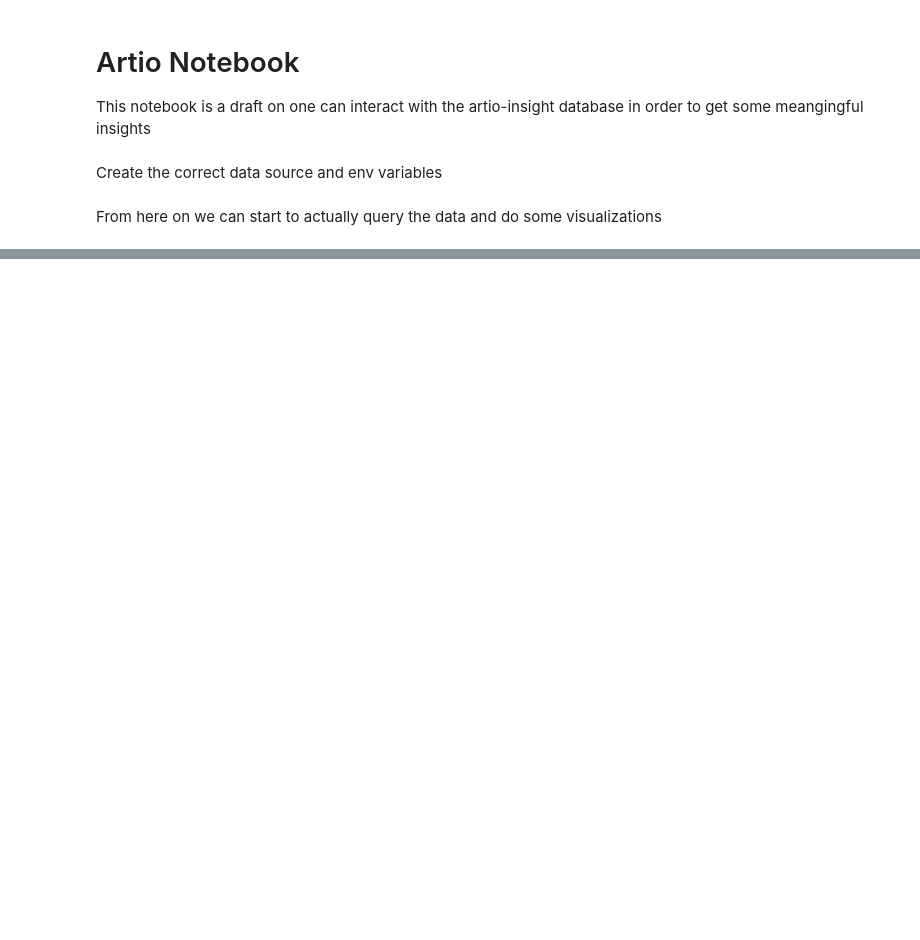
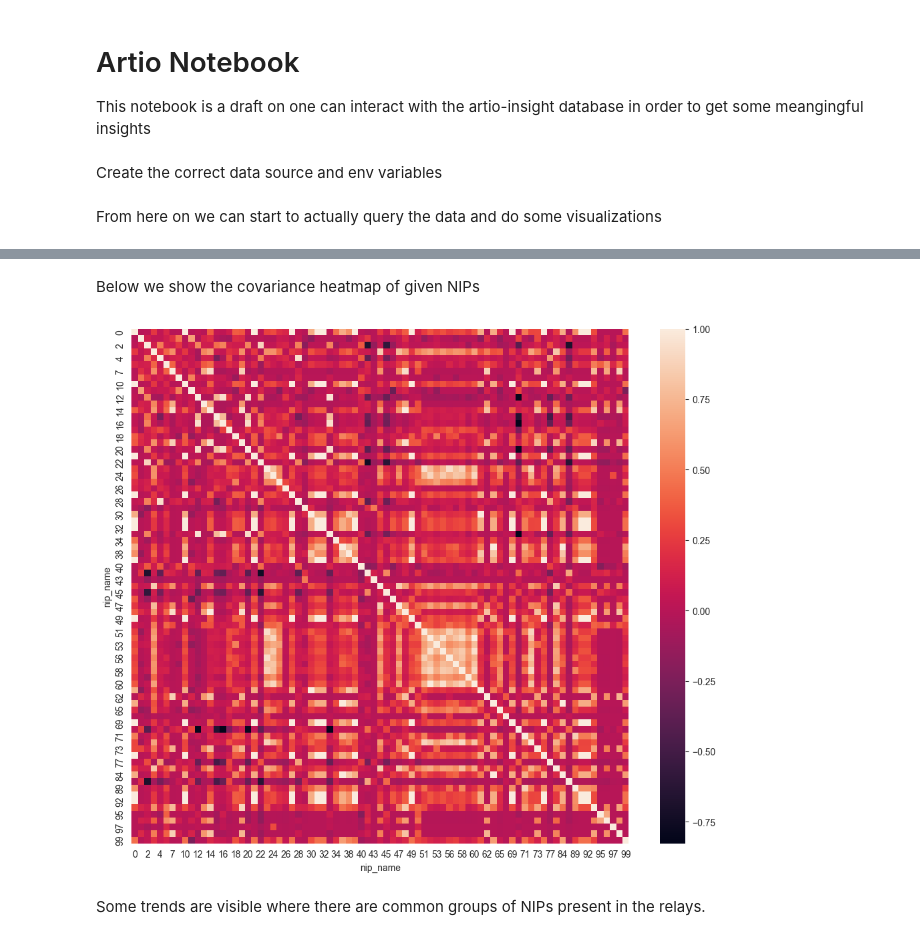
Before and after one commit to SEG-UNIBE/artio-insight, a Jupyter notebook: notebooks/artio.ipynb, the cells around one changed output, grey strips where cells are left out. Cells and saved outputs as stored; diff of their text form; code cells hidden in the pictures; blank space fills up the shorter version.

```diff
--- a/notebooks/artio.ipynb
+++ b/notebooks/artio.ipynb
@@ -87,0 +68,12 @@ plt.show()
+# %% [markdown]
+Below we show the covariance heatmap of given NIPs
+# %%
+fig, ax = plt.subplots(figsize = ( 12 , 10 ))
+co_mtx = crosstab.corr(numeric_only=True)
+sb.color_palette("rocket", as_cmap=True)
+sb.heatmap(data=co_mtx, annot=False)
+plt.show()
+# %% [output]
+[figure, added]
+# %% [markdown]
+Some trends are visible where there are common groups of NIPs present in the relays.
```
Also changed, not shown: parts of 7 cells of this notebook.
